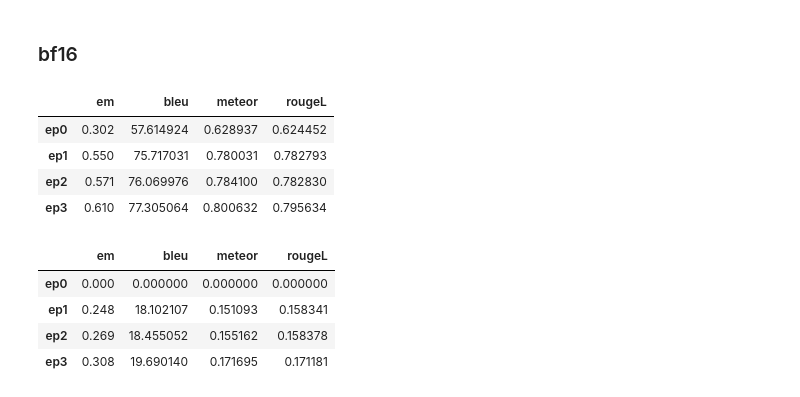
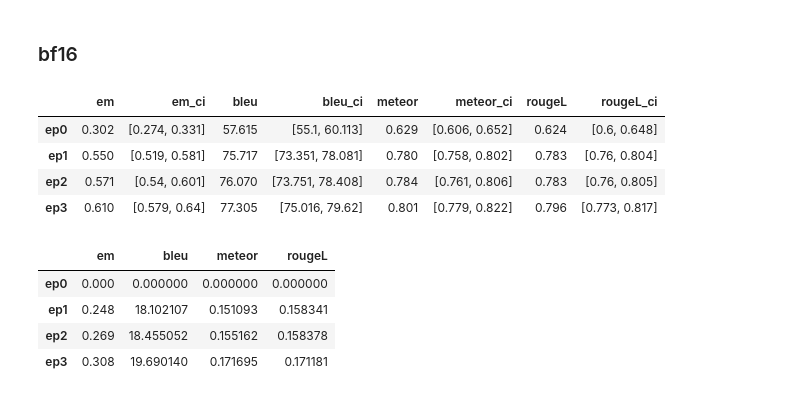
Before and after one commit to AISE-TUDelft/LLM4Code-memtune-ext, a Jupyter notebook: experiments/quantization/memorization/results/results_mem.ipynb, the cells around one changed output. Cells and saved outputs as stored; diff of their text form; code cells hidden in the pictures.

```diff
--- a/experiments/quantization/memorization/results/results_mem.ipynb
+++ b/experiments/quantization/memorization/results/results_mem.ipynb
@@ -65,28 +76,25 @@ ep_fp32_baseline
 # %% [markdown]
 ### bf16
 # %%
-# Extract and calculate means
+# Extract means + confidence intervals
 metrics = ['em', 'bleu', 'meteor', 'rougeL']
 eps = ['ep0', 'ep1', 'ep2', 'ep3']
 
-mean_data = {}
-
-
-for metric in metrics:
-    mean_data[metric] = []
-    for ep in eps:
-        column_name = f'bf16_{ep}_{metric}'
-        mean_value = df[column_name].mean()
-        mean_data[metric].append(mean_value)
-
-ep_bf16_absolute = pd.DataFrame(mean_data, index=eps)
-ep_bf16_absolute
+ep_bf16_absolute_ci = summarize_metrics_with_ci(
+    df,
+    row_values=eps,
+    metrics=metrics,
+    column_name_fn=lambda ep, metric: f'bf16_{ep}_{metric}',
+)
+ep_bf16_absolute = ep_bf16_absolute_ci[metrics].copy()
+ep_bf16_absolute_ci = round_metrics_with_ci_table(ep_bf16_absolute_ci, decimals=3)
+ep_bf16_absolute_ci
 # %% [output]
-|  | em | bleu | meteor | rougeL |
-| ep0 | 0.302 | 57.614924 | 0.628937 | 0.624452 |
-| ep1 | 0.550 | 75.717031 | 0.780031 | 0.782793 |
-| ep2 | 0.571 | 76.069976 | 0.784100 | 0.782830 |
-| ep3 | 0.610 | 77.305064 | 0.800632 | 0.795634 |
+|  | em | em_ci | bleu | bleu_ci | meteor | meteor_ci | rougeL | rougeL_ci |
+| ep0 | 0.302 | [0.274, 0.331] | 57.615 | [55.1, 60.113] | 0.629 | [0.606, 0.652] | 0.624 | [0.6, 0.648] |
+| ep1 | 0.550 | [0.519, 0.581] | 75.717 | [73.351, 78.081] | 0.780 | [0.758, 0.802] | 0.783 | [0.76, 0.804] |
+| ep2 | 0.571 | [0.54, 0.601] | 76.070 | [73.751, 78.408] | 0.784 | [0.761, 0.806] | 0.783 | [0.76, 0.805] |
+| ep3 | 0.610 | [0.579, 0.64] | 77.305 | [75.016, 79.62] | 0.801 | [0.779, 0.822] | 0.796 | [0.773, 0.817] |
 # %%
 # With the baseline
 first = ep_bf16_absolute.iloc[0]
```
Also changed, not shown: parts of 22 cells of this notebook, 1 other file.
